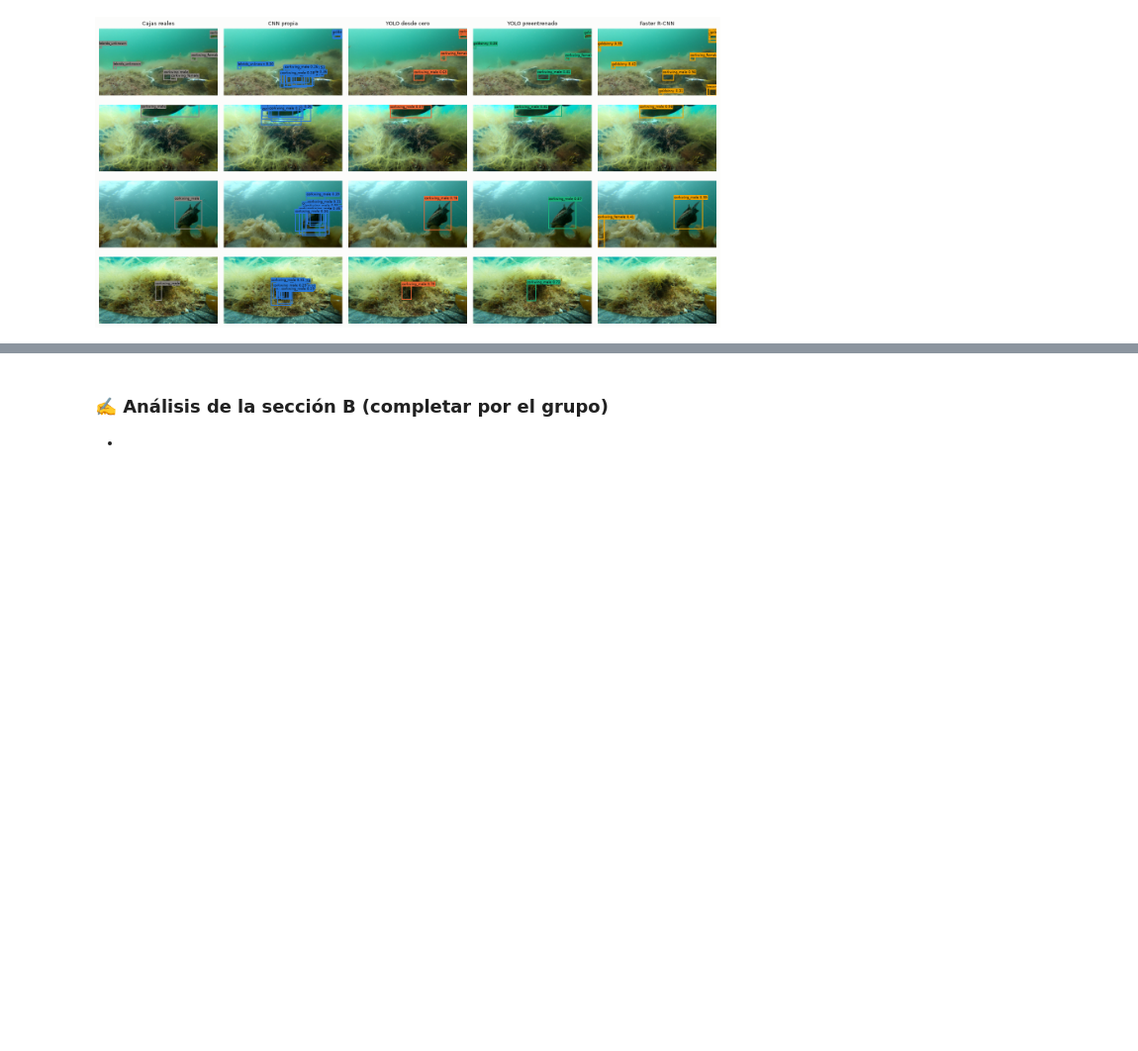
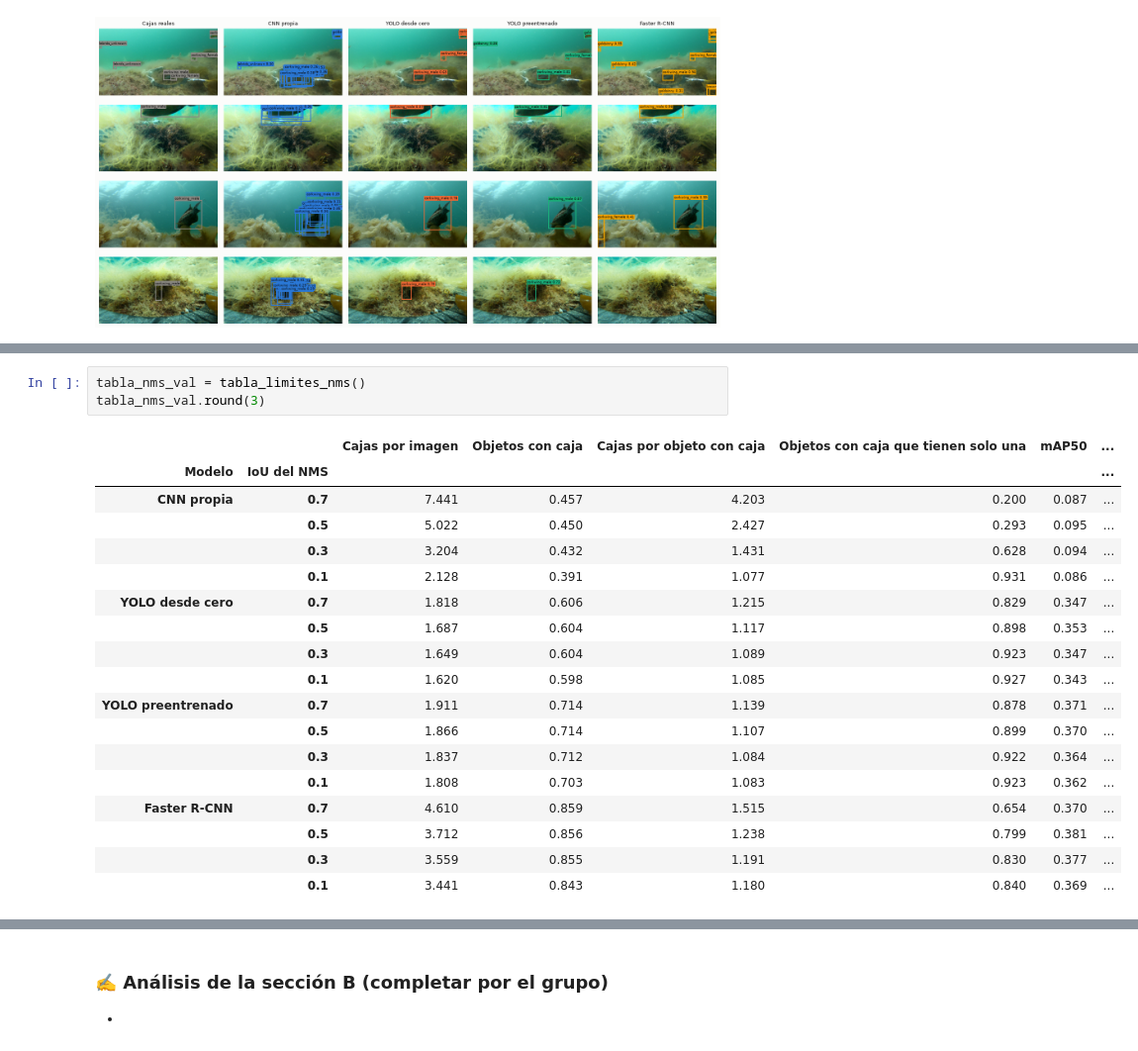
Before and after one commit to rslaterj/TareaDL2, a Jupyter notebook: 05_comparacion.ipynb, the cells around one changed output, grey strips where cells are left out. Shown at 99% size. Cells and saved outputs as stored; diff of their text form; blank space fills up the shorter version.

```diff
--- a/05_comparacion.ipynb
+++ b/05_comparacion.ipynb
@@ -570,0 +713,22 @@ grafico_ejemplos(TODOS, "b_ejemplos.png")
+# %%
+tabla_nms_val = tabla_limites_nms()
+tabla_nms_val.round(3)
+# %% [output]
+|  |  | Cajas por imagen | Objetos con caja | Cajas por objeto con caja | Objetos con caja que tienen solo una | mAP50 | ... |
+| Modelo | IoU del NMS |  |  |  |  |  | ... |
+| CNN propia | 0.7 | 7.441 | 0.457 | 4.203 | 0.200 | 0.087 | ... |
+|  | 0.5 | 5.022 | 0.450 | 2.427 | 0.293 | 0.095 | ... |
+|  | 0.3 | 3.204 | 0.432 | 1.431 | 0.628 | 0.094 | ... |
+|  | 0.1 | 2.128 | 0.391 | 1.077 | 0.931 | 0.086 | ... |
+| YOLO desde cero | 0.7 | 1.818 | 0.606 | 1.215 | 0.829 | 0.347 | ... |
+|  | 0.5 | 1.687 | 0.604 | 1.117 | 0.898 | 0.353 | ... |
+|  | 0.3 | 1.649 | 0.604 | 1.089 | 0.923 | 0.347 | ... |
+|  | 0.1 | 1.620 | 0.598 | 1.085 | 0.927 | 0.343 | ... |
+| YOLO preentrenado | 0.7 | 1.911 | 0.714 | 1.139 | 0.878 | 0.371 | ... |
+|  | 0.5 | 1.866 | 0.714 | 1.107 | 0.899 | 0.370 | ... |
+|  | 0.3 | 1.837 | 0.712 | 1.084 | 0.922 | 0.364 | ... |
+|  | 0.1 | 1.808 | 0.703 | 1.083 | 0.923 | 0.362 | ... |
+| Faster R-CNN | 0.7 | 4.610 | 0.859 | 1.515 | 0.654 | 0.370 | ... |
+|  | 0.5 | 3.712 | 0.856 | 1.238 | 0.799 | 0.381 | ... |
+|  | 0.3 | 3.559 | 0.855 | 1.191 | 0.830 | 0.377 | ... |
+|  | 0.1 | 3.441 | 0.843 | 1.180 | 0.840 | 0.369 | ... |
```
Also changed, not shown: parts of 15 cells of this notebook, 4 other files.
